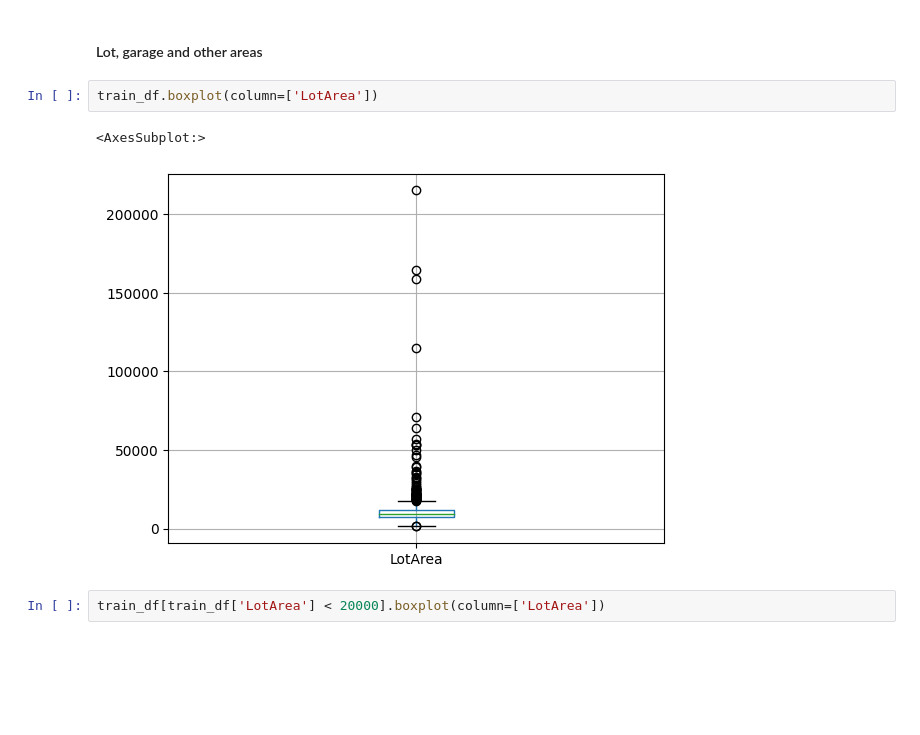
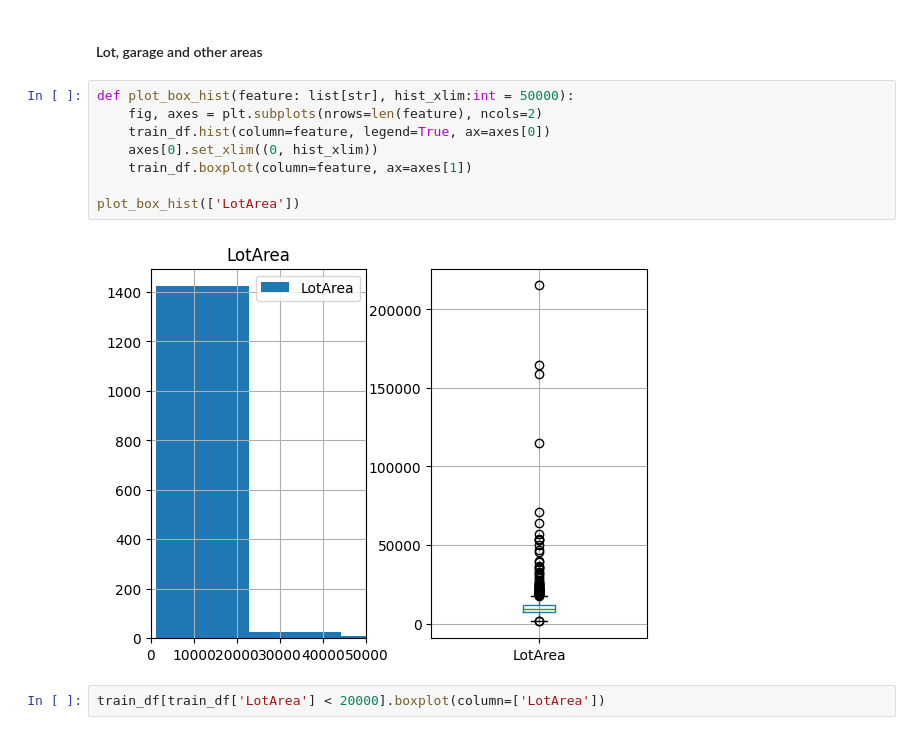
Before and after one commit to mikolajkania/kaggle-03-house-prices, a Jupyter notebook: notebooks/eda_train.ipynb, the cells around one changed output. Cells and saved outputs as stored; diff of their text form; blank space fills up the shorter version.

```diff
--- a/notebooks/eda_train.ipynb
+++ b/notebooks/eda_train.ipynb
@@ -88,11 +96,16 @@ train_df[['YearBuilt', 'YearBuilt_bins', 'YearRemodAdd', 'YearRemodAdd_bins', 'G
 | 4 | 2000 | 7 | 2000 | 4 | 2000.0 | 5.0 |
 # %% [markdown]
 #### Lot, garage and other areas
-# %%
-train_df.boxplot(column=['LotArea'])
-# %% [output]
-<AxesSubplot:>
-[figure, removed]
+# %%
+def plot_box_hist(feature: list[str], hist_xlim:int = 50000):
+    fig, axes = plt.subplots(nrows=len(feature), ncols=2)
+    train_df.hist(column=feature, legend=True, ax=axes[0])
+    axes[0].set_xlim((0, hist_xlim))
+    train_df.boxplot(column=feature, ax=axes[1])
+
+plot_box_hist(['LotArea'])
+# %% [output]
+[figure, added]
 # %%
 train_df[train_df['LotArea'] < 20000].boxplot(column=['LotArea'])
 # %% [output]
```
Also changed, not shown: parts of 4 cells of this notebook.
